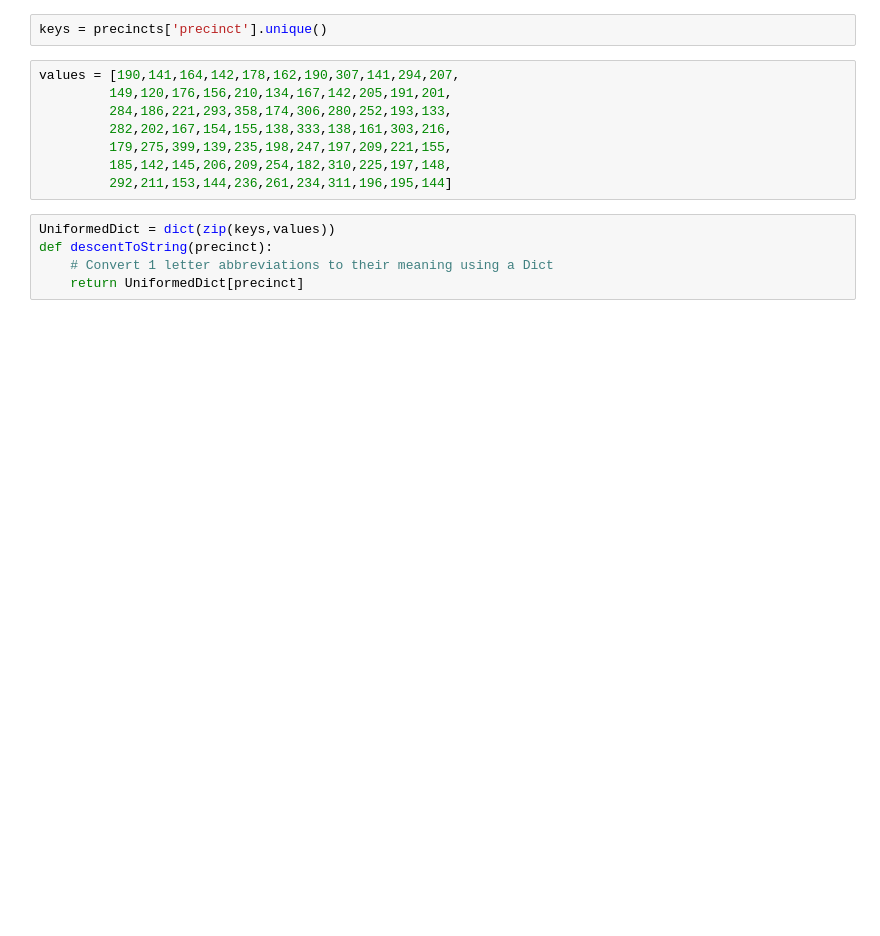
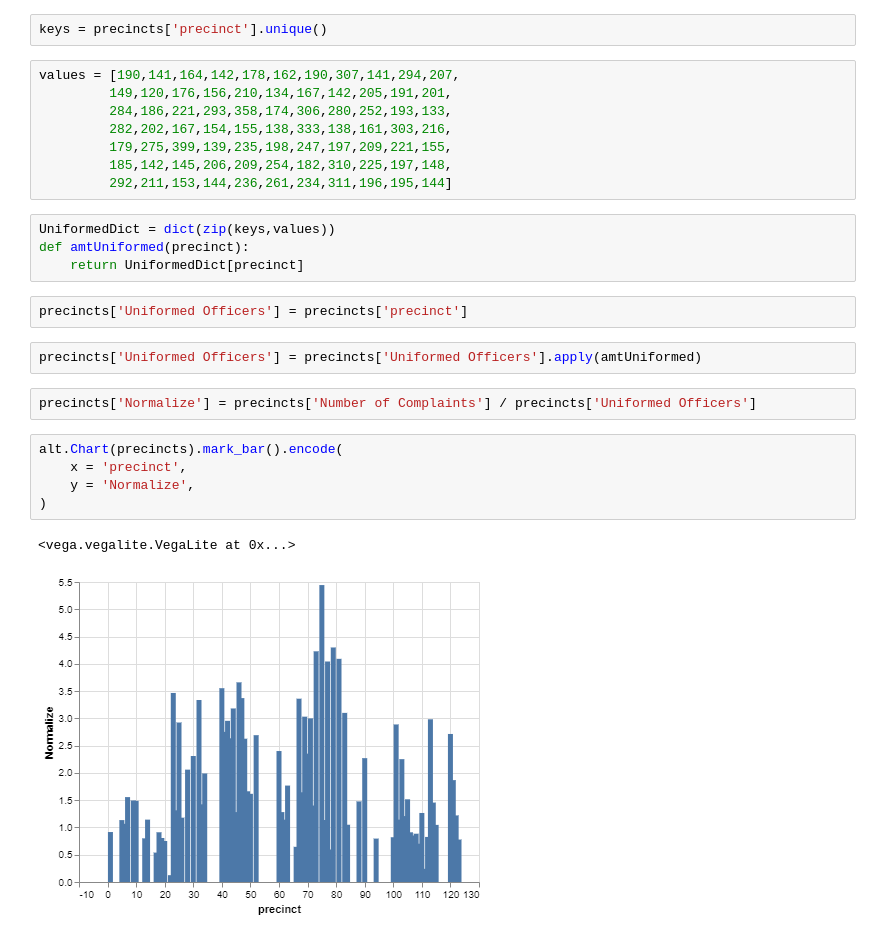
Before and after one commit to owenwjc/Projects, a Jupyter notebook: NYPD Complaints/ComplaintsStatistics.ipynb, the cells around one changed output. Saved outputs shown, nothing was run; the diff lists cells and outputs as text; blank space fills up the shorter version.

Commit message:
Started Graphing

```diff
--- a/NYPD Complaints/ComplaintsStatistics.ipynb
+++ b/NYPD Complaints/ComplaintsStatistics.ipynb
@@ -27,6 +31,19 @@ values = [190,141,164,142,178,162,190,307,141,294,207,
          292,211,153,144,236,261,234,311,196,195,144]
 # %%
 UniformedDict = dict(zip(keys,values))
-def descentToString(precinct):
-    # Convert 1 letter abbreviations to their meaning using a Dict
+def amtUniformed(precinct):
     return UniformedDict[precinct]
+# %%
+precincts['Uniformed Officers'] = precincts['precinct']
+# %%
+precincts['Uniformed Officers'] = precincts['Uniformed Officers'].apply(amtUniformed)
+# %%
+precincts['Normalize'] = precincts['Number of Complaints'] / precincts['Uniformed Officers']
+# %%
+alt.Chart(precincts).mark_bar().encode(
+    x = 'precinct',
+    y = 'Normalize',
+)
+# %% [output]
+<vega.vegalite.VegaLite at 0x...>
+[figure, added]
```
Also changed, not shown: parts of 6 cells of this notebook.
